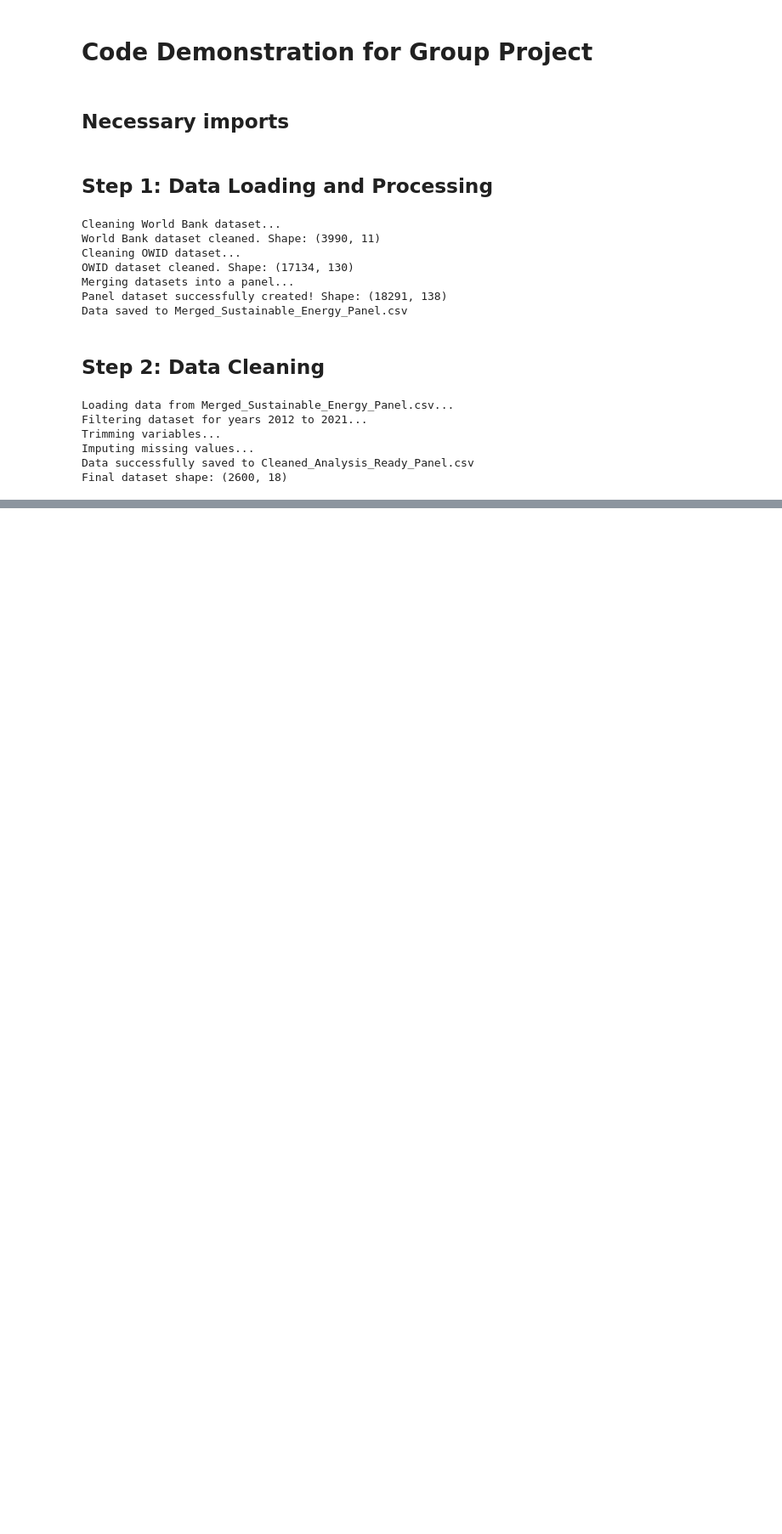
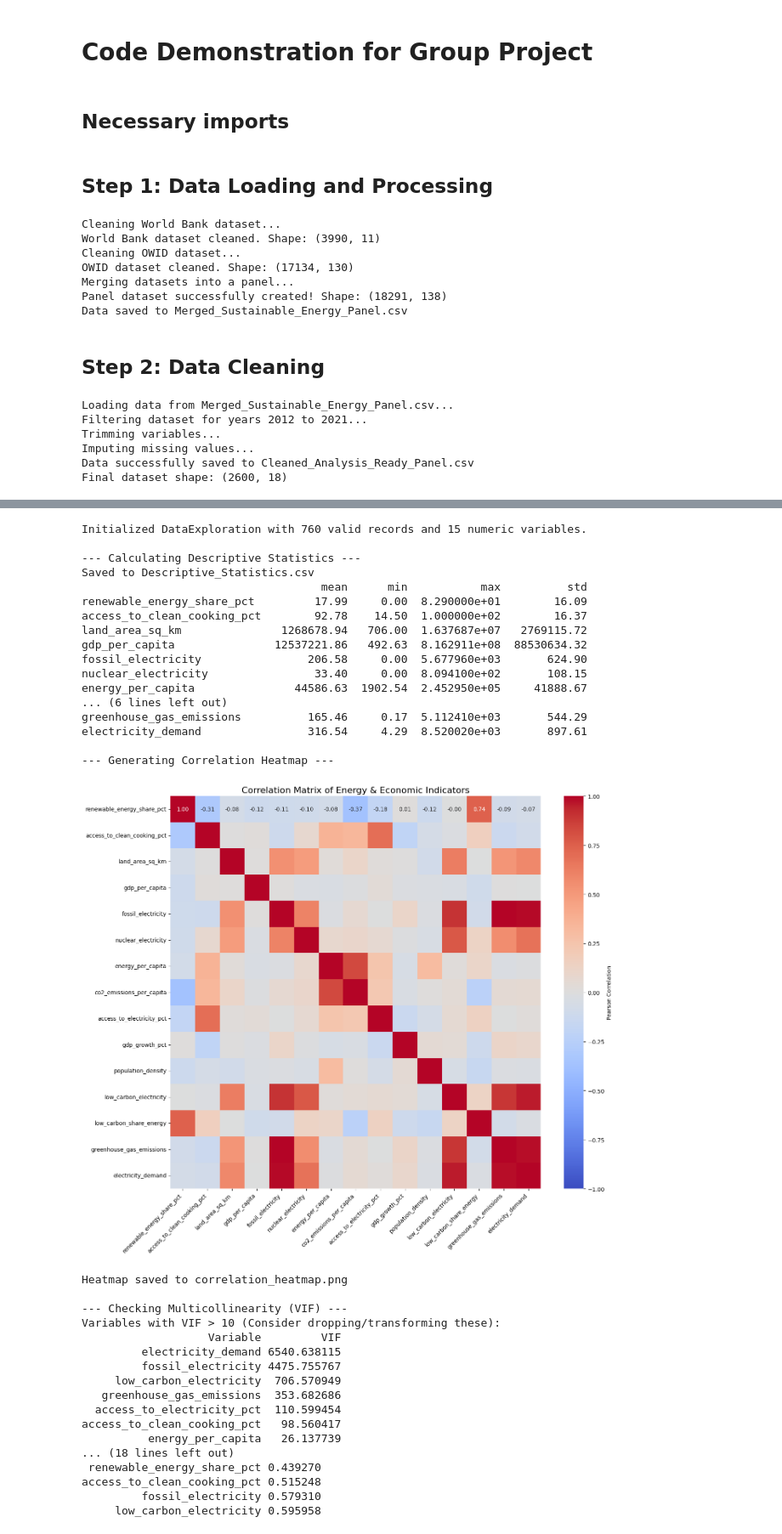
Before and after one commit to ACQian/ISEG_ProgrammingForDataScience, a Jupyter notebook: Project/code/code.ipynb, the cells around one changed output, grey strips where cells are left out. Shown at 85% size. Cells and saved outputs as stored; diff of their text form; code cells hidden in the pictures; blank space fills up the shorter version.

```diff
--- a/Project/code/code.ipynb
+++ b/Project/code/code.ipynb
@@ -47,0 +57,45 @@ cleaner = PDC(input_filepath='Merged_Sustainable_Energy_Panel.csv')
+# %%
+# 1. Load your newly cleaned dataset
+cleaned_df = pd.read_csv('Cleaned_Analysis_Ready_Panel.csv')
+
+# 2. Initialize the Data Exploration class
+explorer = DE(cleaned_df)
+
+# 3. Run all analyses
+explorer.run_all()
+# %% [output]
+Initialized DataExploration with 760 valid records and 15 numeric variables.
+
+--- Calculating Descriptive Statistics ---
+Saved to Descriptive_Statistics.csv
+                                    mean      min           max          std
+renewable_energy_share_pct         17.99     0.00  8.290000e+01        16.09
+access_to_clean_cooking_pct        92.78    14.50  1.000000e+02        16.37
+land_area_sq_km               1268678.94   706.00  1.637687e+07   2769115.72
+gdp_per_capita               12537221.86   492.63  8.162911e+08  88530634.32
+fossil_electricity                206.58     0.00  5.677960e+03       624.90
+nuclear_electricity                33.40     0.00  8.094100e+02       108.15
+energy_per_capita               44586.63  1902.54  2.452950e+05     41888.67
+... (6 lines left out)
+greenhouse_gas_emissions          165.46     0.17  5.112410e+03       544.29
+electricity_demand                316.54     4.29  8.520020e+03       897.61
+
+--- Generating Correlation Heatmap ---
+[figure, added]
+Heatmap saved to correlation_heatmap.png
+
+--- Checking Multicollinearity (VIF) ---
+Variables with VIF > 10 (Consider dropping/transforming these):
+                   Variable         VIF
+         electricity_demand 6540.638115
+         fossil_electricity 4475.755767
+     low_carbon_electricity  706.570949
+   greenhouse_gas_emissions  353.682686
+  access_to_electricity_pct  110.599454
+access_to_clean_cooking_pct   98.560417
+          energy_per_capita   26.137739
+... (18 lines left out)
+ renewable_energy_share_pct 0.439270
+access_to_clean_cooking_pct 0.515248
+         fossil_electricity 0.579310
+     low_carbon_electricity 0.595958
```
Also changed, not shown: parts of 12 cells of this notebook, 6 other files.
